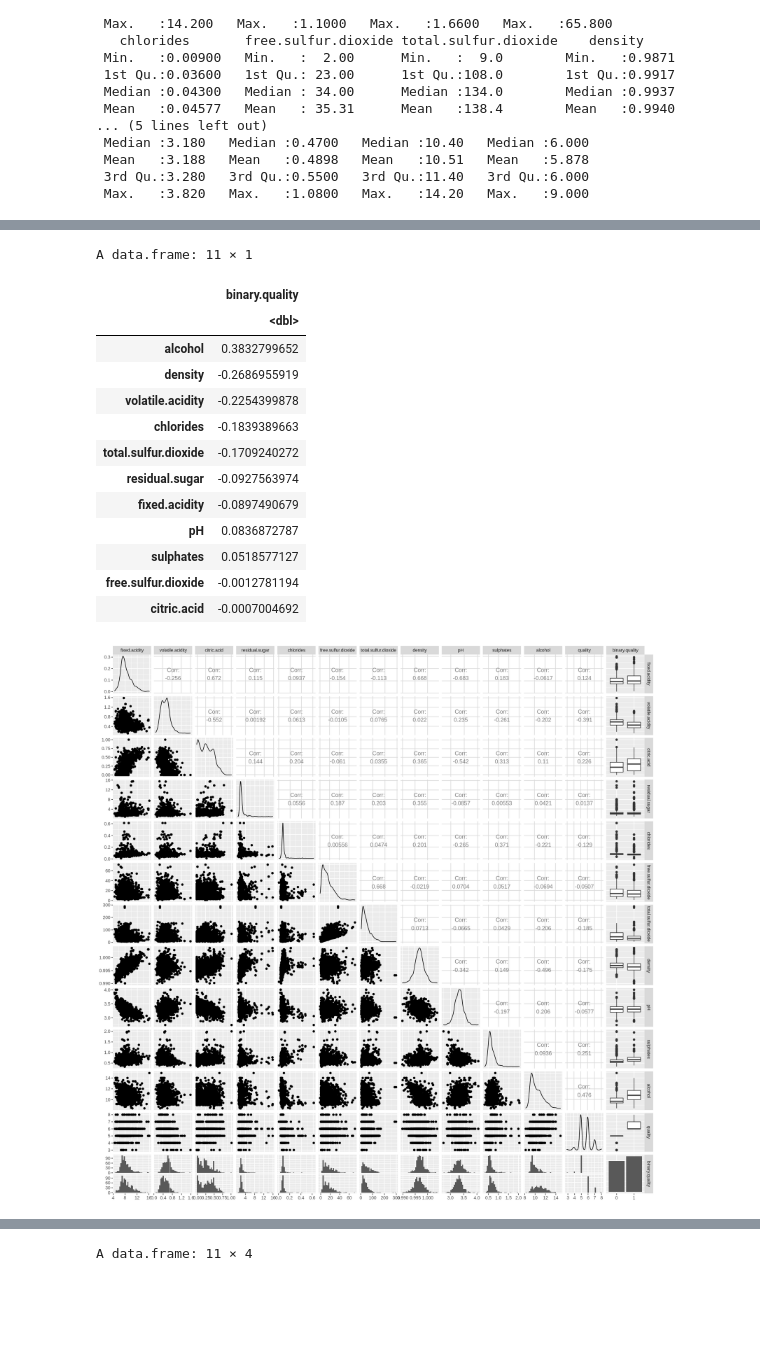
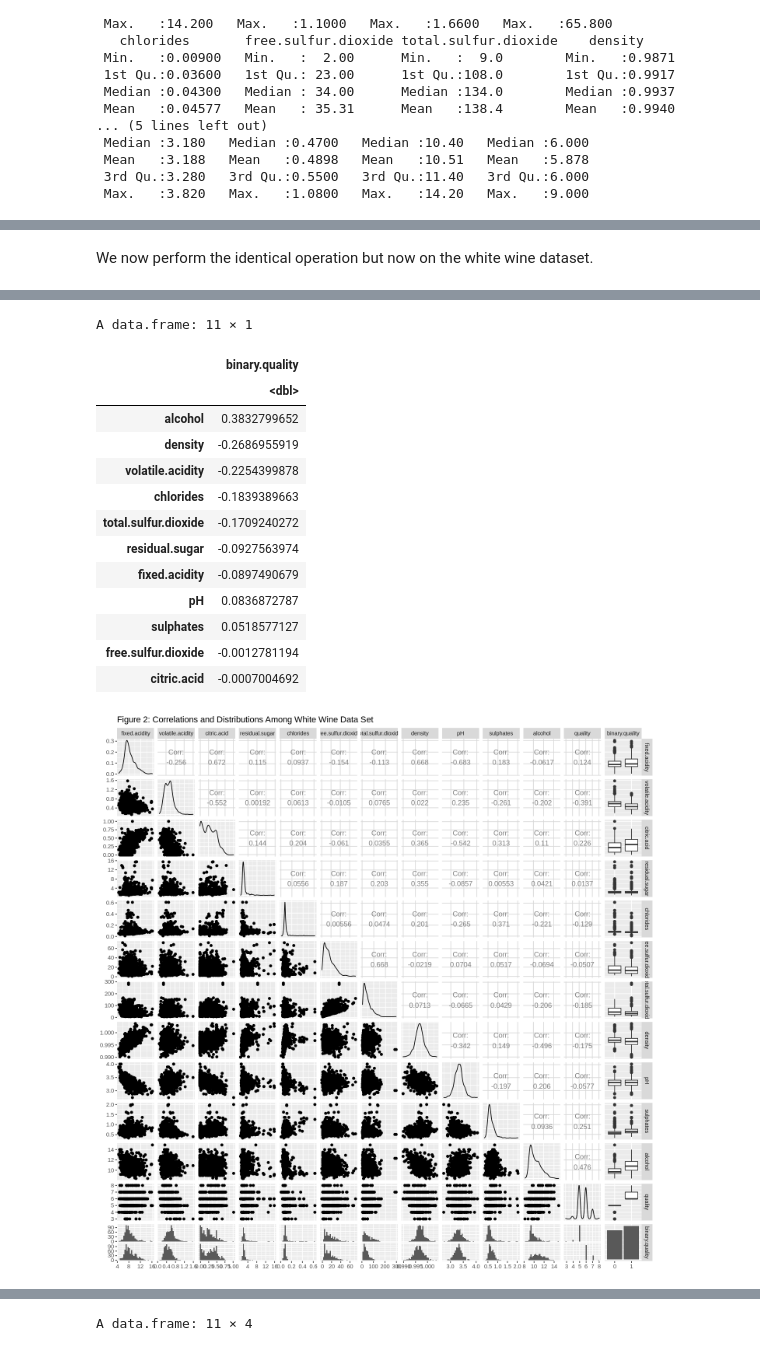
Before and after one commit to toluam/ds_group12_project, a Jupyter notebook: final_report.ipynb, the cells around one changed output, grey strips where cells are left out. Drawn from its saved outputs; the diff is of its cells as text; code cells hidden in the pictures; blank space fills up the shorter version.

```diff
--- a/final_report.ipynb
+++ b/final_report.ipynb
@@ -193,6 +194,8 @@ A data.frame: 11 × 1
+# %% [markdown]
+We now perform the identical operation but now on the white wine dataset.
 # %%
 # White wine plot and Pearson correlations
-ww_plot <- ggpairs(rw_bin)
+ww_plot <- ggpairs(rw_bin)  + labs(title = "Figure 2: Correlations and Distributions Among White Wine Data Set")
 
 ww_corr <- ww_bin_non_fct %>%
     cor() %>%
@@ -208,32 +211,32 @@ ww_corr
 
 `stat_bin()` using `bins = 30`. Pick better value with `binwidth`.
 
 `stat_bin()` using `bins = 30`. Pick better value with `binwidth`.
 
 `stat_bin()` using `bins = 30`. Pick better value with `binwidth`.
 
 `stat_bin()` using `bins = 30`. Pick better value with `binwidth`.
 
 `stat_bin()` using `bins = 30`. Pick better value with `binwidth`.
 
 ... (7 lines left out)
 
 `stat_bin()` using `bins = 30`. Pick better value with `binwidth`.
 
 `stat_bin()` using `bins = 30`. Pick better value with `binwidth`.
 A data.frame: 11 × 1
 |  | binary.quality |
 |  | <dbl> |
 | alcohol | 0.3832799652 |
 | density | -0.2686955919 |
 | volatile.acidity | -0.2254399878 |
 | chlorides | -0.1839389663 |
 | total.sulfur.dioxide | -0.1709240272 |
 | residual.sugar | -0.0927563974 |
 | fixed.acidity | -0.0897490679 |
 | pH | 0.0836872787 |
 | sulphates | 0.0518577127 |
 | free.sulfur.dioxide | -0.0012781194 |
 | citric.acid | -0.0007004692 |
-[figure, old version]
+[figure, new version]
 # %% [markdown]
```
Also changed, not shown: parts of 38 cells of this notebook.
